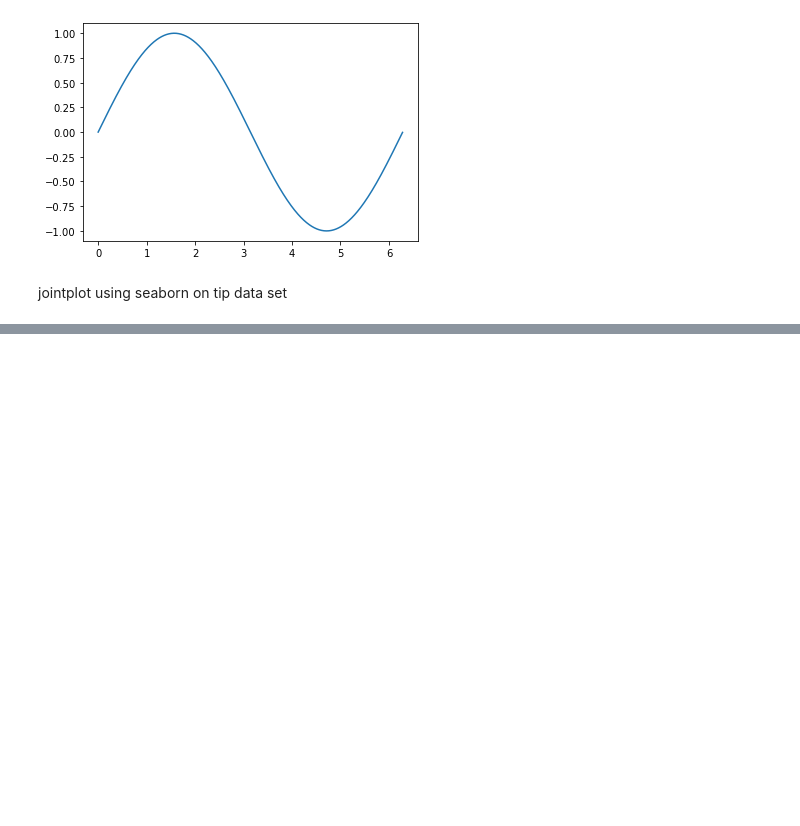
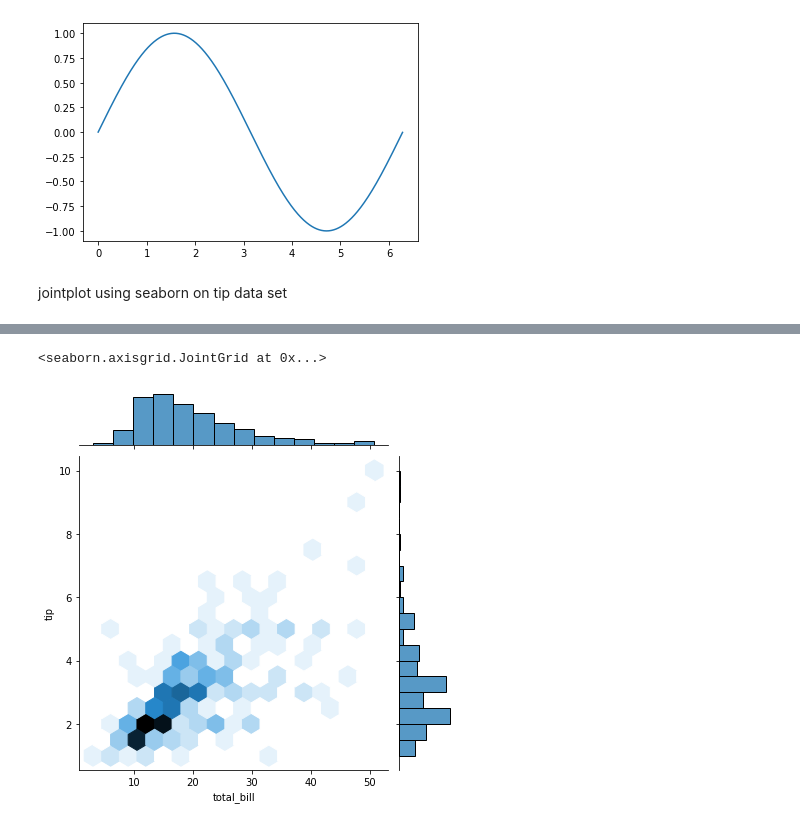
Before and after one commit to Shivanshu04/Datavisualisation, a Jupyter notebook: Graph/graph.ipynb, the cells around one changed output, grey strips where cells are left out. Cells and saved outputs as stored; diff of their text form; code cells hidden in the pictures; blank space fills up the shorter version.

```diff
--- a/Graph/graph.ipynb
+++ b/Graph/graph.ipynb
@@ -737,0 +744,6 @@ jointplot using seaborn on tip data set
+# %%
+#Draw the same graph using hexagon
+sns.jointplot(x =df1.total_bill , y = df1.tip,kind = 'hex' )
+# %% [output]
+<seaborn.axisgrid.JointGrid at 0x...>
+[figure, added]
```
Also changed, not shown: parts of 11 cells of this notebook.
